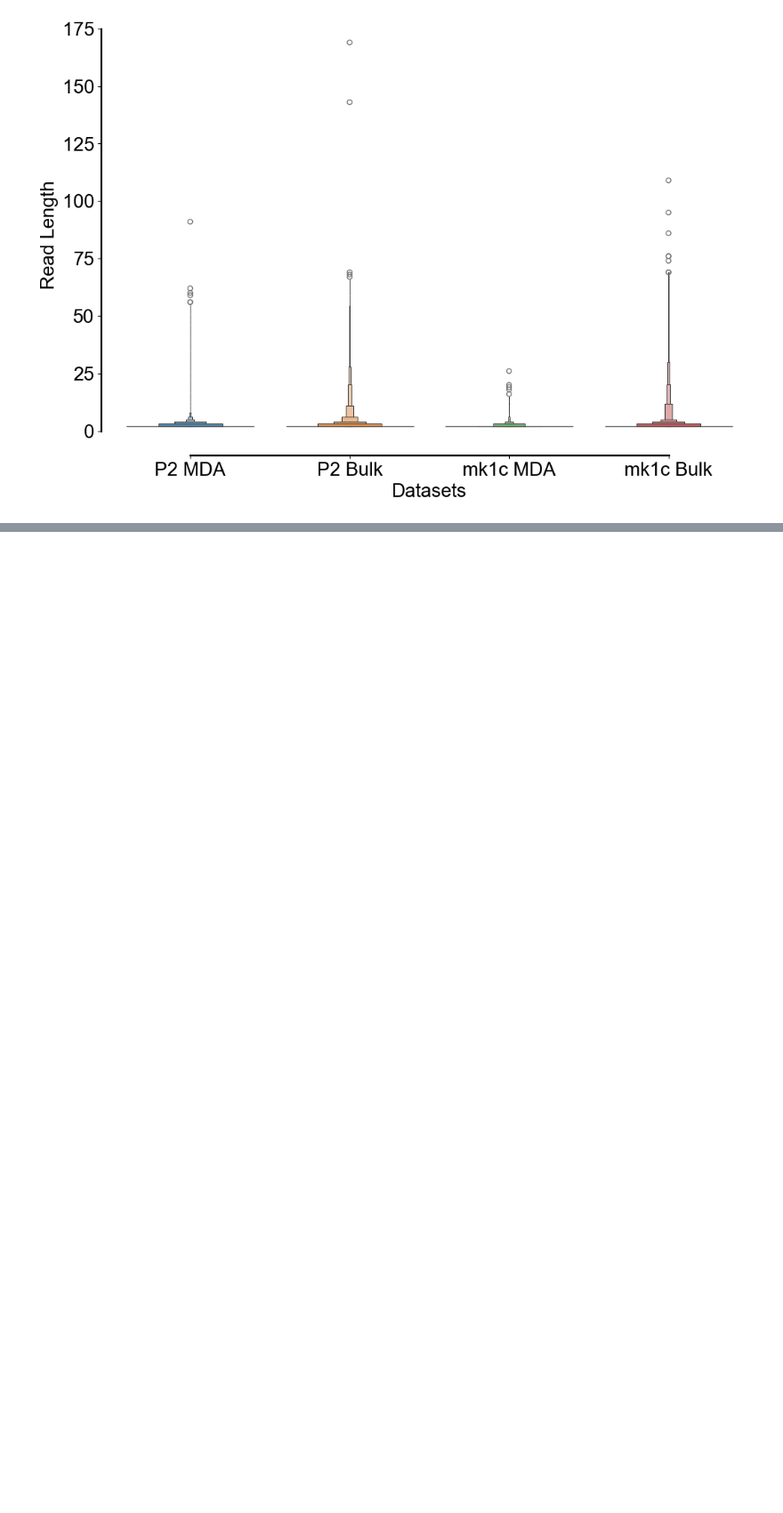
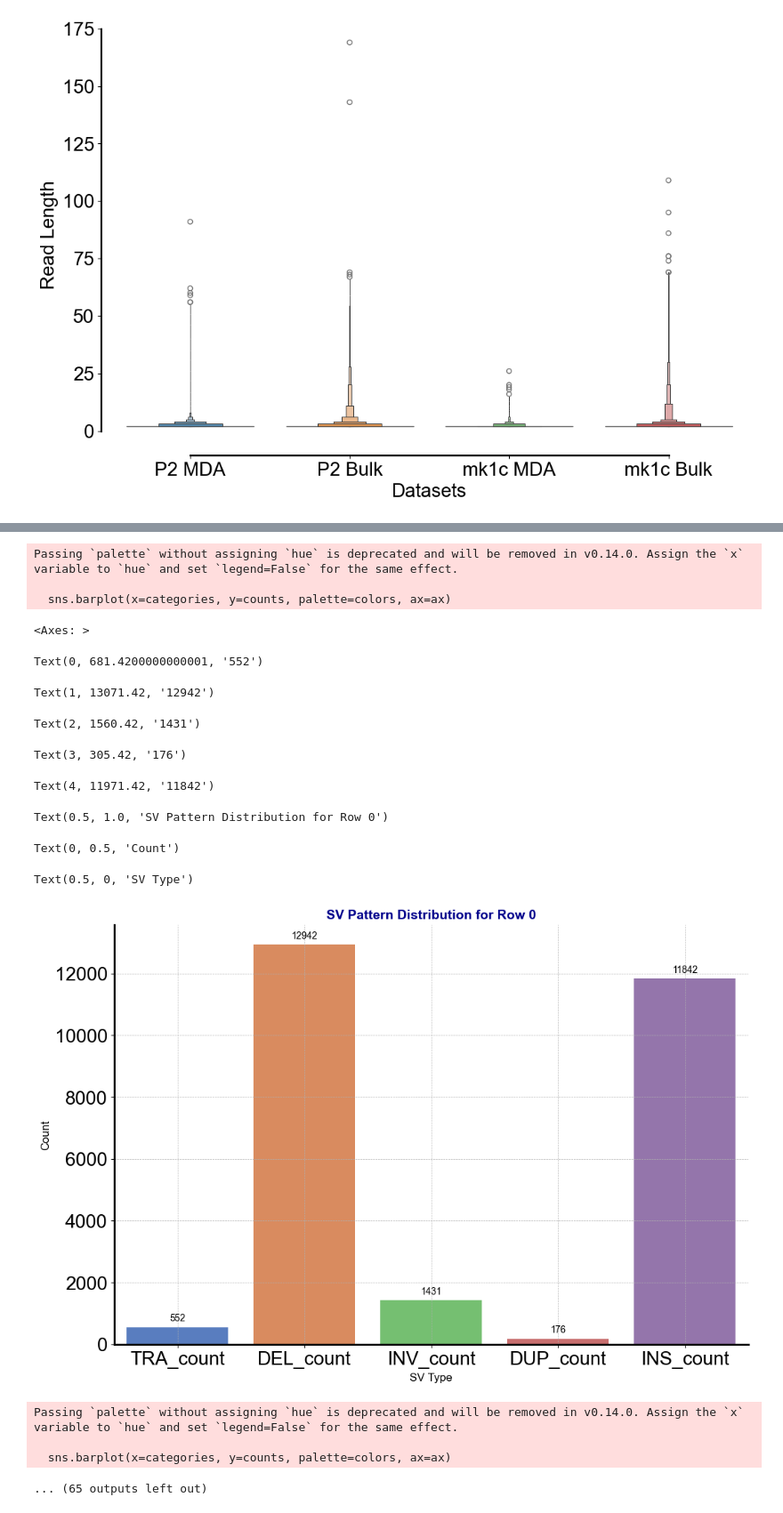
Before and after one commit to cauliyang/chimeralm_paper, a Jupyter notebook: figures/draw_figures.ipynb, the cells around one changed output, grey strips where cells are left out. Shown at 89% size. Cells and saved outputs as stored; diff of their text form; code cells hidden in the pictures; blank space fills up the shorter version.

Commit message:
add more figures

```diff
--- a/figures/draw_figures.ipynb
+++ b/figures/draw_figures.ipynb
@@ -542,0 +545,3 @@ plot_read_length_distribution_from_npz(
+# %%
+# read excel file
+sv_data = pd.read_excel("./data/SV_Pattern_Change_Analysis .xlsx")
@@ -542,0 +567,2 @@ plot_read_length_distribution_from_npz(
+# %%
+hyena_sv_data = sv_data[sv_data["Model"] != "CNN"]
@@ -542,0 +580,50 @@ plot_read_length_distribution_from_npz(
+# %%
+import seaborn as sns
+import matplotlib.pyplot as plt
+
+# Define the categories and colors for the bar chart
+categories = ["TRA_count", "DEL_count", "INV_count", "DUP_count", "INS_count"]
+colors = sns.color_palette("muted", len(categories))
+
+# Set up the figure
+fig, ax = plt.subplots(figsize=(12, 8))
+
+# Iterate over each row in hyena_sv_data
+for index, row in hyena_sv_data.iterrows():
+    counts = [row[category] for category in categories]
+
+    # Create a bar chart for each row
+    sns.barplot(x=categories, y=counts, palette=colors, ax=ax)
+
+    # Add value annotations on top of each bar
+    for i, count in enumerate(counts):
+        ax.text(i, count + max(counts) * 0.01, f'{count}', ha='center', va='bottom', color='black', fontsize=10)
+
+    ax.set_title(f'SV Pattern Distribution for Row {index}', fontsize=14, fontweight='bold', color='darkblue')
+    ax.set_ylabel('Count', fontsize=12)
+    ax.set_xlabel('SV Type', fontsize=12)
+
+    # Apply Nature Methods styling
+    sns.despine()
+    ax.grid(True, which='both', linestyle='--', linewidth=0.5)
+
+    # Display the plot
+    plt.show()
+# %% [output]
+Passing `palette` without assigning `hue` is deprecated and will be removed in v0.14.0. Assign the `x` variable to `hue` and set `legend=False` for the same effect.
+
+  sns.barplot(x=categories, y=counts, palette=colors, ax=ax)
+<Axes: >
+Text(0, 681.4200000000001, '552')
+Text(1, 13071.42, '12942')
+Text(2, 1560.42, '1431')
+Text(3, 305.42, '176')
+Text(4, 11971.42, '11842')
+Text(0.5, 1.0, 'SV Pattern Distribution for Row 0')
+Text(0, 0.5, 'Count')
+Text(0.5, 0, 'SV Type')
+[figure, added]
+Passing `palette` without assigning `hue` is deprecated and will be removed in v0.14.0. Assign the `x` variable to `hue` and set `legend=False` for the same effect.
+
+  sns.barplot(x=categories, y=counts, palette=colors, ax=ax)
+... (65 outputs left out)
```
Also changed, not shown: parts of 14 cells of this notebook, 18 other files.
